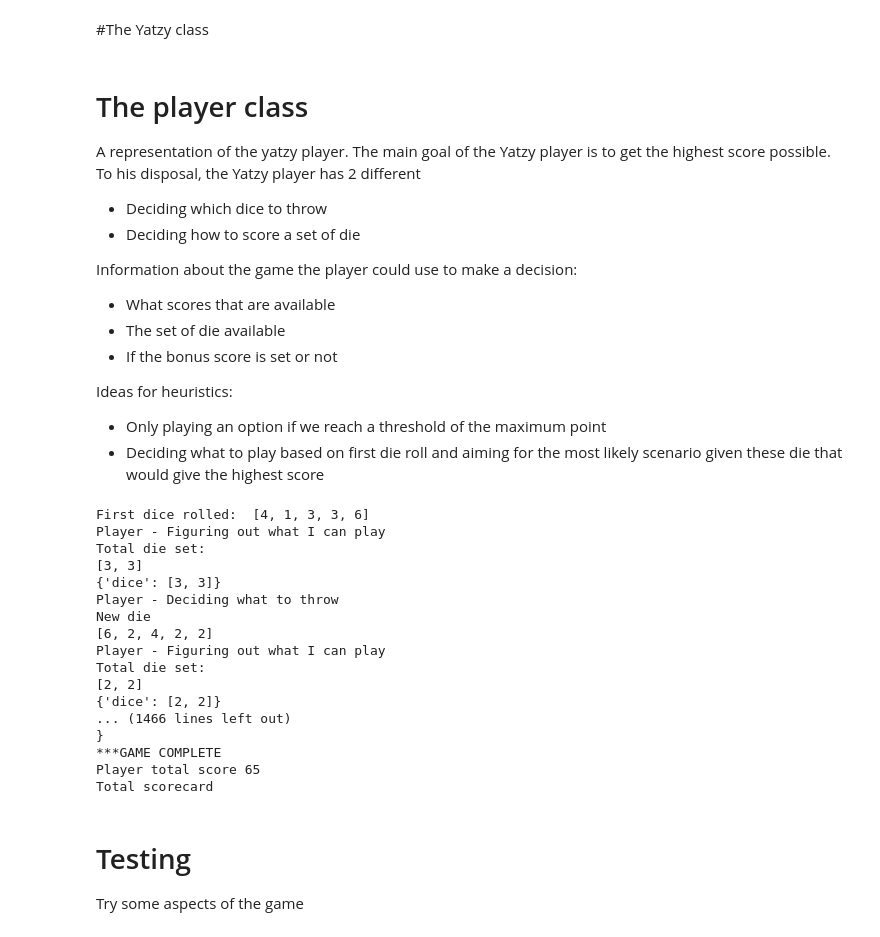
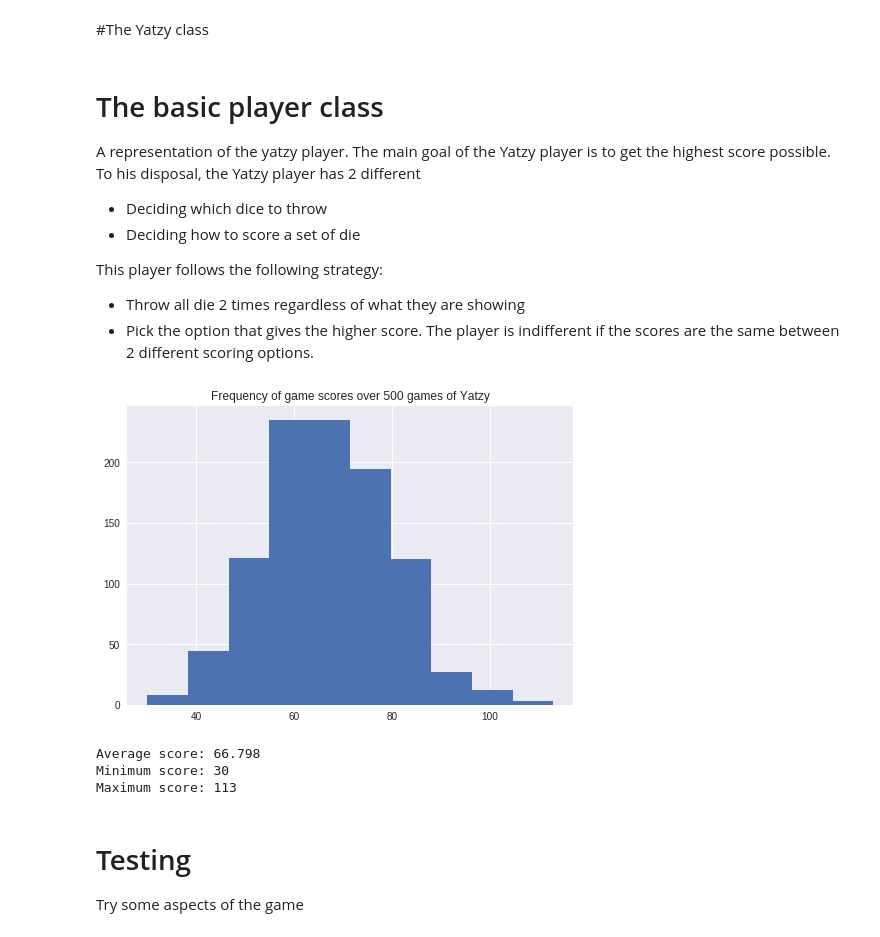
Before and after one commit to andyPandy1337/yatzee-sims, a Jupyter notebook: Yahtzee.ipynb, the cells around one changed output. Saved outputs shown, nothing was run; the diff lists cells and outputs as text; code cells hidden in the pictures.

```diff
--- a/Yahtzee.ipynb
+++ b/Yahtzee.ipynb
@@ -391,24 +412,17 @@ class Yatzy:
 
         return dice_result
 # %% [markdown]
-# The player class
+# The basic player class
 
 A representation of the yatzy player. The main goal of the Yatzy player is to get the highest score possible. To his disposal, the Yatzy player has 2 different
 
 - Deciding which dice to throw
 - Deciding how to score a set of die
 
+This player follows the following strategy:
 
-Information about the game the player could use to make a decision:
-
-- What scores that are available
-- The set of die available
-- If the bonus score is set or not
-
-Ideas for heuristics:
-
-- Only playing an option if we reach a threshold of the maximum point
-- Deciding what to play based on first die roll and aiming for the most likely scenario given these die that would give the highest score
+- Throw all die 2 times regardless of what they are showing
+- Pick the option that gives the higher score. The player is indifferent if the scores are the same between 2 different scoring options.
 # %%
 class Player:
 
@@ -587,29 +593,28 @@ class Player:
         for dice_set in option:
           dice_set['score'] = sum(dice_set['dice'])
 # %%
-player = Player()
-
-yatzy = Yatzy(player)
-
-yatzy.play()
+game_scores = []
+for game in range(1000):
+  player = Player()
+  yatzy = Yatzy(player)
+  yatzy.play()
+  game_scores.append(yatzy.get_final_score())
-# %% [output]
-First dice rolled:  [4, 1, 3, 3, 6]
-Player - Figuring out what I can play
-Total die set:
-[3, 3]
-{'dice': [3, 3]}
-Player - Deciding what to throw
-New die
-[6, 2, 4, 2, 2]
-Player - Figuring out what I can play
-Total die set:
-[2, 2]
-{'dice': [2, 2]}
-... (1466 lines left out)
-}
-***GAME COMPLETE
-Player total score 65
-Total scorecard
+# %%
+import matplotlib.pyplot as plt
+plt.hist(game_scores)
+plt.title("Frequency of game scores over 500 games of Yatzy")
+plt.show()
+# %% [output]
+[figure, added]
+# %%
+import numpy as np
+print("Average score:", str(np.mean(game_scores)))
+print("Minimum score:", str(np.min(game_scores)))
+print("Maximum score:", str(np.max(game_scores)))
+# %% [output]
+Average score: 66.798
+Minimum score: 30
+Maximum score: 113
 # %% [markdown]
 # Testing
 Try some aspects of the game
```
Also changed, not shown: parts of 8 cells of this notebook.
